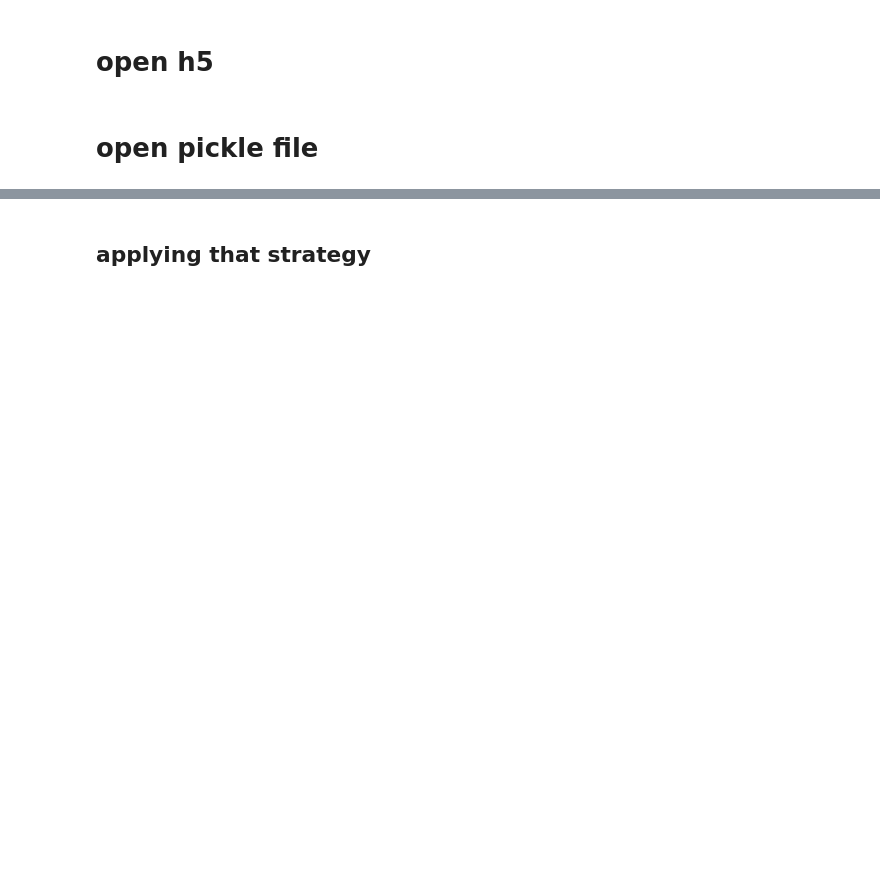
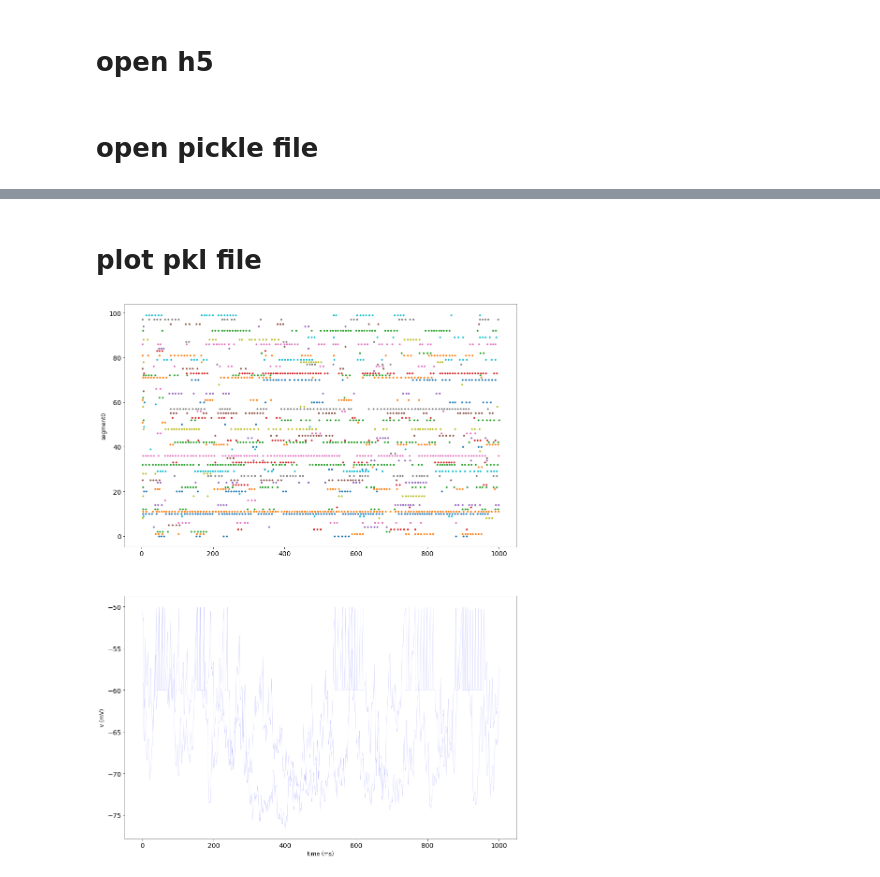
Before and after one commit to SpikeAI/2020-12_brainhack_Project7, a Jupyter notebook: dev/3_C_loading_inputs.ipynb, the cells around one changed output, grey strips where cells are left out. Drawn from its saved outputs; the diff is of its cells as text; code cells hidden in the pictures; blank space fills up the shorter version.

```diff
--- a/dev/3_C_loading_inputs.ipynb
+++ b/dev/3_C_loading_inputs.ipynb
@@ -22,9 +26,10 @@ import pickle
 def getPklData(pathData):
     fileHandle = open(pathData, 'rb')
     neoObj = pickle.load(fileHandle)
-    segments = neoObj.segments[0]
-    spikeTrains = segments.spiktrains
-    return spikeTrains
+    #segments = neoObj.segments[0]
+    #inputSpikes = segments.spiketrains
+    #voltage = segments.analogsignals[0]
+    return neoObj
 
-pathData = "data.pkl"
-spk = getPklData(pathData)
+pathData = "/home/spinnaker/2020-11_brainhack_Project7/dev/Results/20201203/VAbenchmarks_exc_spinnaker_20201203-161750.pkl"
+neoObj = getPklData(pathData)
@@ -129,2 +79,0 @@ c_inh.set(weight=weight_cp)
-# %% [markdown]
-## applying that strategy
@@ -207,0 +80,6 @@ fig, axs = plot(exc_v, all_spikes)
+# %% [markdown]
+# plot pkl file
+# %%
+fig, axs = plot(neoObj,neoObj)
+# %% [output]
+[figure, added]
```
Also changed, not shown: parts of 29 cells of this notebook, 4 other files.
